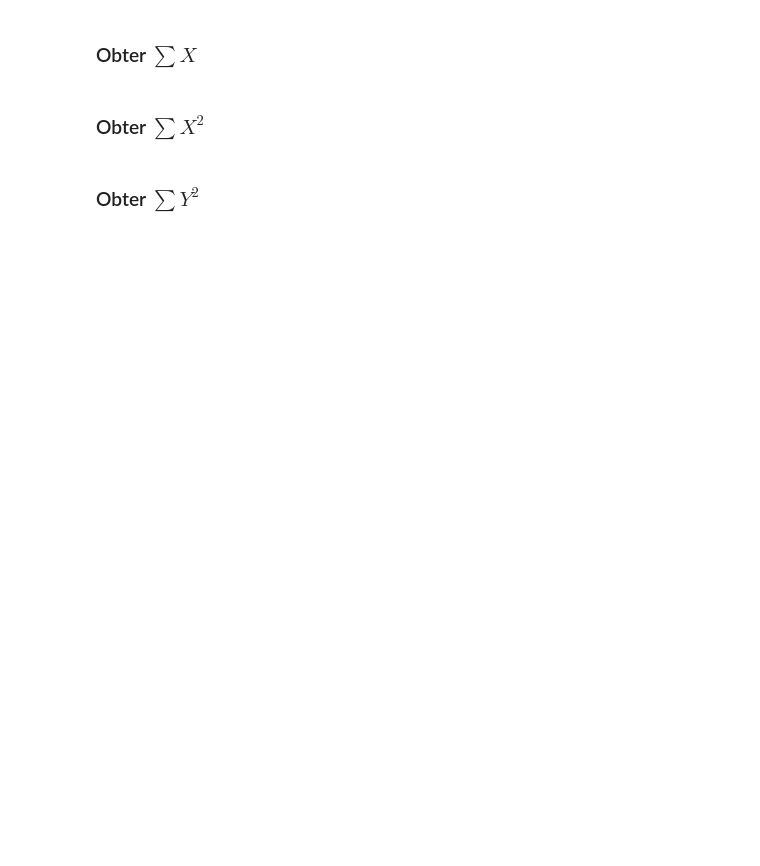
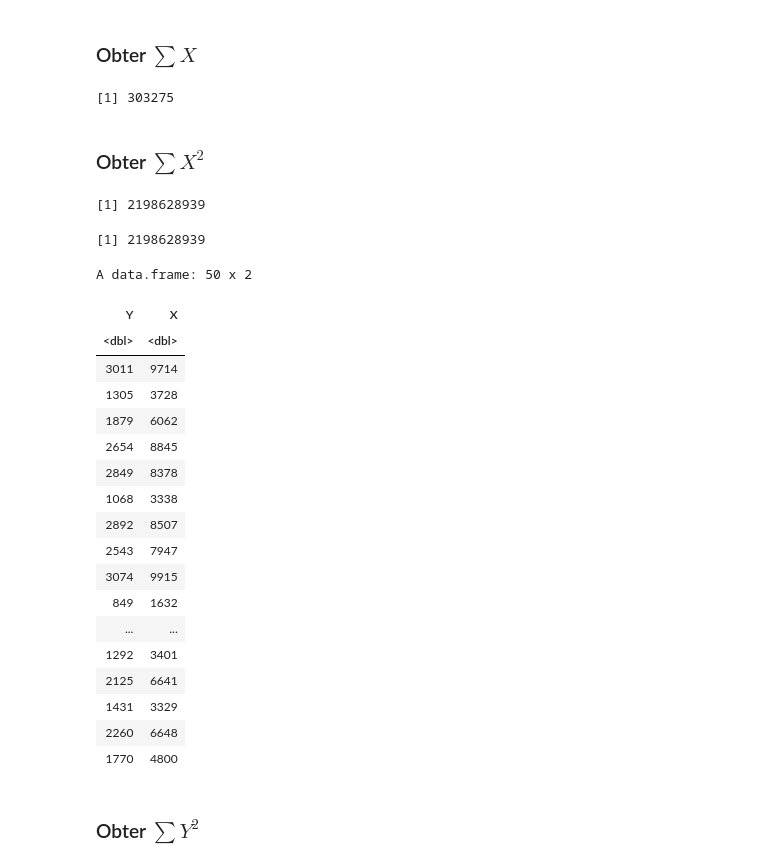
Before and after one commit to LjotaBR/Alura_Curso4, a Jupyter notebook: Curso_de_Estatística_Parte_4.ipynb, the cells around one changed output. Cells and saved outputs as stored; diff of their text form; code cells hidden in the pictures; blank space fills up the shorter version.

```diff
--- a/Curso_de_Estatística_Parte_4.ipynb
+++ b/Curso_de_Estatística_Parte_4.ipynb
@@ -683,9 +706,44 @@ SOMA_Y
 # %% [markdown]
 ### Obter $\sum{X}$
 # %%
-SOMA_X <-
+SOMA_X <- sum(dataset$X)
 SOMA_X
+# %% [output]
+[1] 303275
 # %% [markdown]
 ### Obter $\sum{X^2}$
+# %%
+dataset$X2 <- dataset$X ** 2
+# %%
+SOMA_X2 <- sum(dataset$X2)
+SOMA_X2
+# %% [output]
+[1] 2198628939
+# %%
+SOMA_X2 <- sum(apply(dataset, 1, function(x) x['X'] ** 2))
+SOMA_X2
+# %% [output]
+[1] 2198628939
 # %%
-dataset$X2 <-
+dataset$X2 <- NULL
+dataset
+# %% [output]
+A data.frame: 50 x 2
+| Y | X |
+| <dbl> | <dbl> |
+| 3011 | 9714 |
+| 1305 | 3728 |
+| 1879 | 6062 |
+| 2654 | 8845 |
+| 2849 | 8378 |
+| 1068 | 3338 |
+| 2892 | 8507 |
+| 2543 | 7947 |
+| 3074 | 9915 |
+| 849 | 1632 |
+| ... | ... |
+| 1292 | 3401 |
+| 2125 | 6641 |
+| 1431 | 3329 |
+| 2260 | 6648 |
+| 1770 | 4800 |
```
Also changed, not shown: parts of 29 cells of this notebook.
